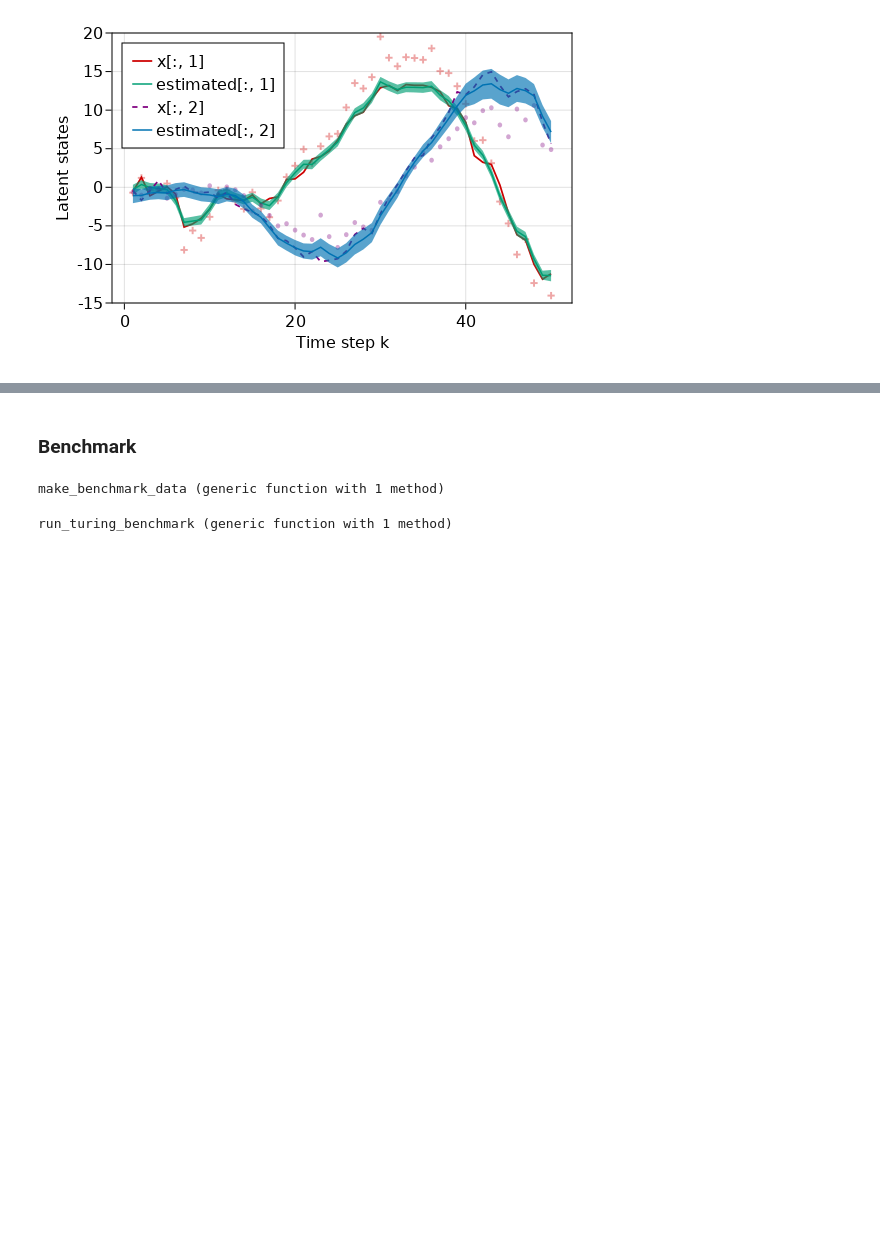
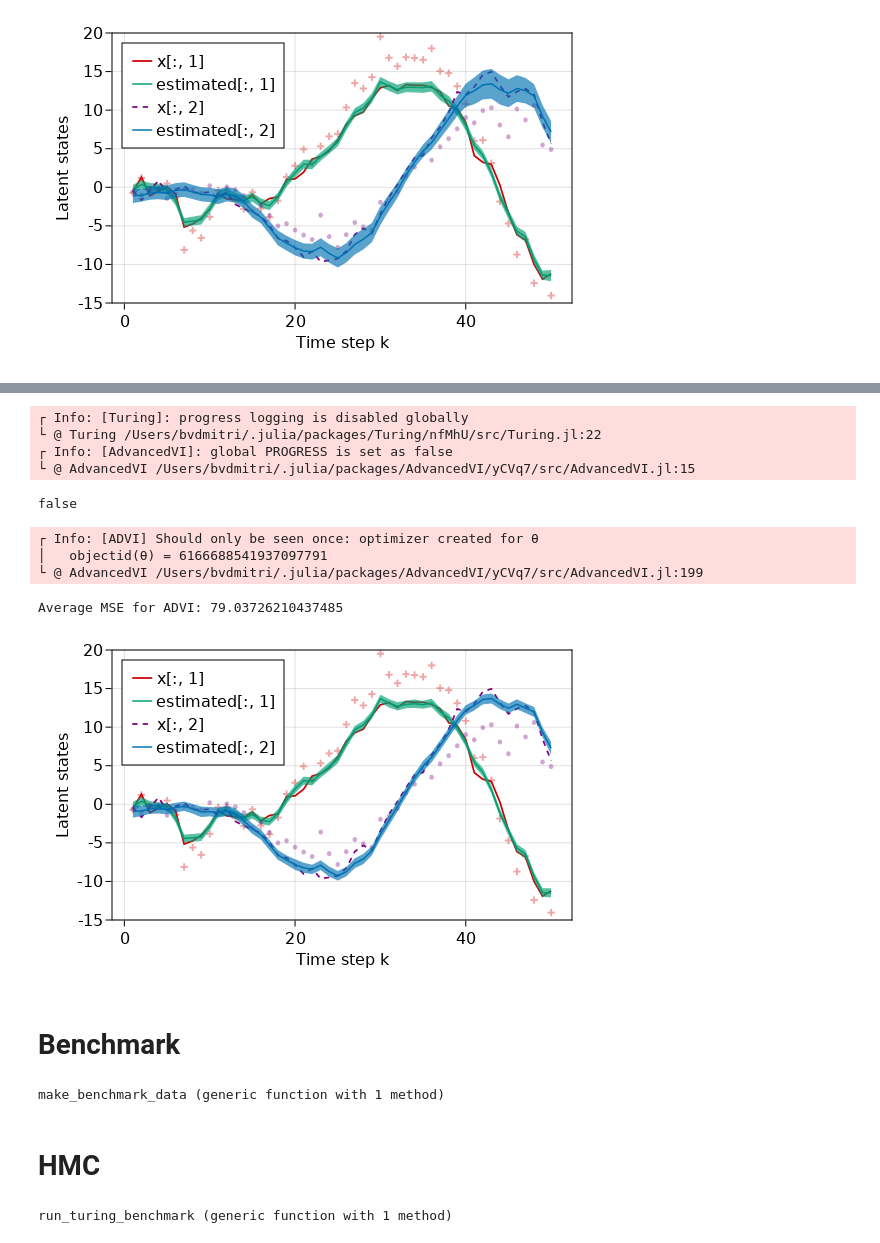
Before and after one commit to biaslab/ReactiveMPPaperExperiments, a Jupyter notebook: notebooks/turing_gaussian_linear_state_space_model.ipynb, the cells around one changed output, grey strips where cells are left out. Saved outputs shown, nothing was run; the diff lists cells and outputs as text; code cells hidden in the pictures; blank space fills up the shorter version.

Commit message:
Add ADVI code for LGSSM (WIP, without benchmark)

```diff
--- a/notebooks/turing_gaussian_linear_state_space_model.ipynb
+++ b/notebooks/turing_gaussian_linear_state_space_model.ipynb
@@ -119,5 +163,70 @@ end
+# %%
+# We disable progress as it affects performance metrics
+Turing.setprogress!(false)
+# %% [output]
+┌ Info: [Turing]: progress logging is disabled globally
+└ @ Turing /Users/bvdmitri/.julia/packages/Turing/nfMhU/src/Turing.jl:22
+┌ Info: [AdvancedVI]: global PROGRESS is set as false
+└ @ AdvancedVI /Users/bvdmitri/.julia/packages/AdvancedVI/yCVq7/src/AdvancedVI.jl:15
+false
+# %%
+advi_result    = inference_turing_advi(y_turing, params; samples_per_step = 3, max_iters = 2500)
+advi_estimated = unpack_inference_turing_advi_result(advi_result);
+# %% [output]
+┌ Info: [ADVI] Should only be seen once: optimizer created for θ
+│   objectid(θ) = 6166688541937097791
+└ @ AdvancedVI /Users/bvdmitri/.julia/packages/AdvancedVI/yCVq7/src/AdvancedVI.jl:199
+# %%
+# Interesetingly, for some settings in ADVI it shows better results than belief-propagation in terms of our metric
+println("Average MSE for ADVI: $(average_mse(x_turing, advi_estimated))")
+# %% [output]
+Average MSE for ADVI: 79.03726210437485
+# %%
+let
+    ylimit = (-15, 20)
+    c = Makie.wong_colors()
+
+    n_turing = length(y_turing)
+    samples  = get(x_turing_estimated, :x)
+
+    x_inferred_means = mean.(advi_estimated)
+    x_inferred_stds  = map(e -> sqrt.(e), var.(advi_estimated))
+
+    range = 1:n_turing
+
+    fig = Figure(resolution = (550, 350))
+    ax  = Makie.Axis(fig[1, 1], xlabel = "Time step k", ylabel = "Latent states")
+
+    ylims!(ax, ylimit)
+
+    # Real dim1
+
+    lines!(ax, range, x_turing |> edim(1), color = :red3, linewidth = 1.75, label = "x[:, 1]")
+    scatter!(ax, range, y_turing |> edim(1), color = (:red3, 0.35), markersize = 10, marker = :cross)
+
+    # Estimated dim1
+
+    lines!(ax, range, x_inferred_means |> edim(1), color = c[3], label = "estimated[:, 1]")
+    band!(ax, range, (x_inferred_means |> edim(1)) .+ (x_inferred_stds |> edim(1)), (x_inferred_means |> edim(1)) .- (x_inferred_stds |> edim(1)), color = (c[3], 0.65))
+
+    # Real dim2
+
+    lines!(ax, range, x_turing |> edim(2), color = :purple, linewidth = 1.75, linestyle = :dash, label = "x[:, 2]")
+    scatter!(ax, range, y_turing |> edim(2), color = (:purple, 0.35), markersize = 6, marker = :circle)
+
+    # Estimated dim2
+
+    lines!(ax, range, x_inferred_means |> edim(2), color = c[1], label = "estimated[:, 2]")
+    band!(ax, range, (x_inferred_means |> edim(2)) .+ (x_inferred_stds |> edim(2)), (x_inferred_means |> edim(2)) .- (x_inferred_stds |> edim(2)), color = (c[1], 0.65))
+
+    axislegend(ax, position = :lt, labelsize = 16)
+
+    @saveplot fig "lgssm_turing_advi_inference"
+end
+# %% [output]
+[figure, added]
 # %% [markdown]
-### Benchmark
+# Benchmark
 # %%
 function make_benchmark_data(n, d, seed)
     rng = MersenneTwister(seed)
@@ -135,6 +244,8 @@ function make_benchmark_data(n, d, seed)
 end
 # %% [output]
 make_benchmark_data (generic function with 1 method)
+# %% [markdown]
+# HMC
 # %%
 function run_turing_benchmark(params)
     @unpack n, seed, d, nsamples = params
```
Also changed, not shown: parts of 11 cells of this notebook, 1 other file.
